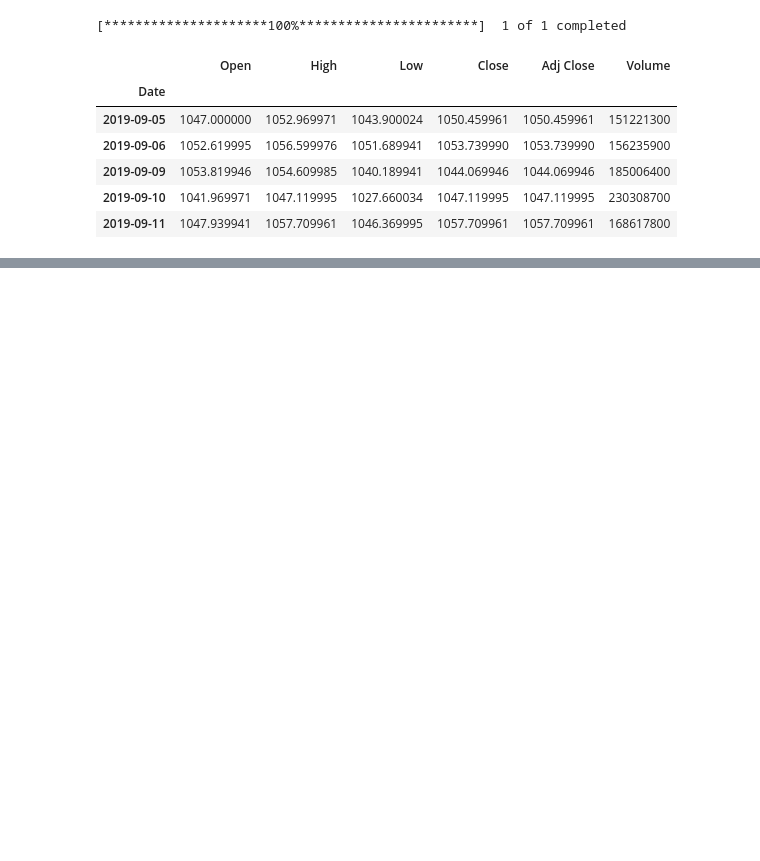
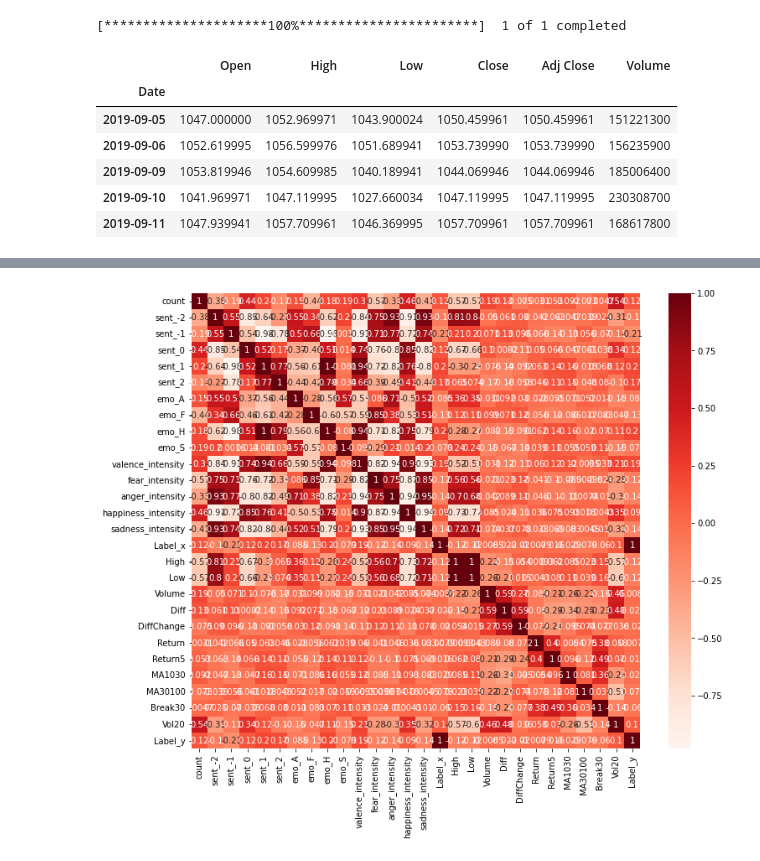
Before and after one commit to jiuliwei/Healthcare-Sector-Predictions-Based-on-COVID-Sentiment-Analysis, a Jupyter notebook: PA Proj.ipynb, the cells around one changed output, grey strips where cells are left out. Saved outputs shown, nothing was run; the diff lists cells and outputs as text; code cells hidden in the pictures; blank space fills up the shorter version.

```diff
--- a/PA Proj.ipynb
+++ b/PA Proj.ipynb
@@ -453,0 +515,3 @@ weighted avg       0.53      0.53      0.53       178
+# %%
+MergeData = pd.merge(Twitter, SPHC, left_on='tweet_timestamp',right_on='Date',how='right')
+MergeData
@@ -453,0 +532,8 @@ weighted avg       0.53      0.53      0.53       178
+# %%
+#Using Pearson Correlation
+plt.figure(figsize=(12,10))
+cor = MergeData.corr()
+sns.heatmap(cor, annot=True, cmap=plt.cm.Reds)
+plt.show()
+# %% [output]
+[figure, added]
```
Also changed, not shown: parts of 37 cells of this notebook, 1 other file.
